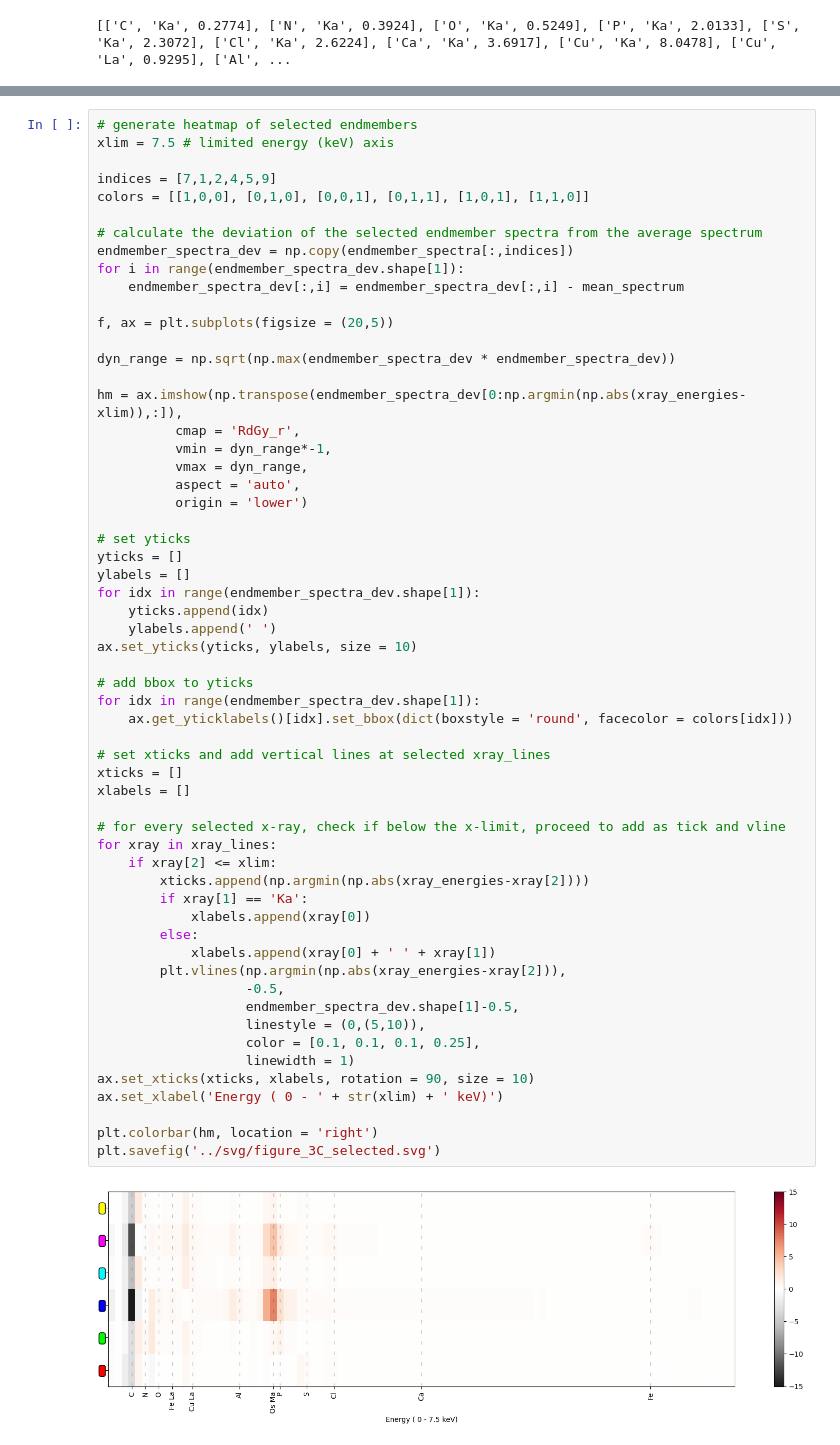
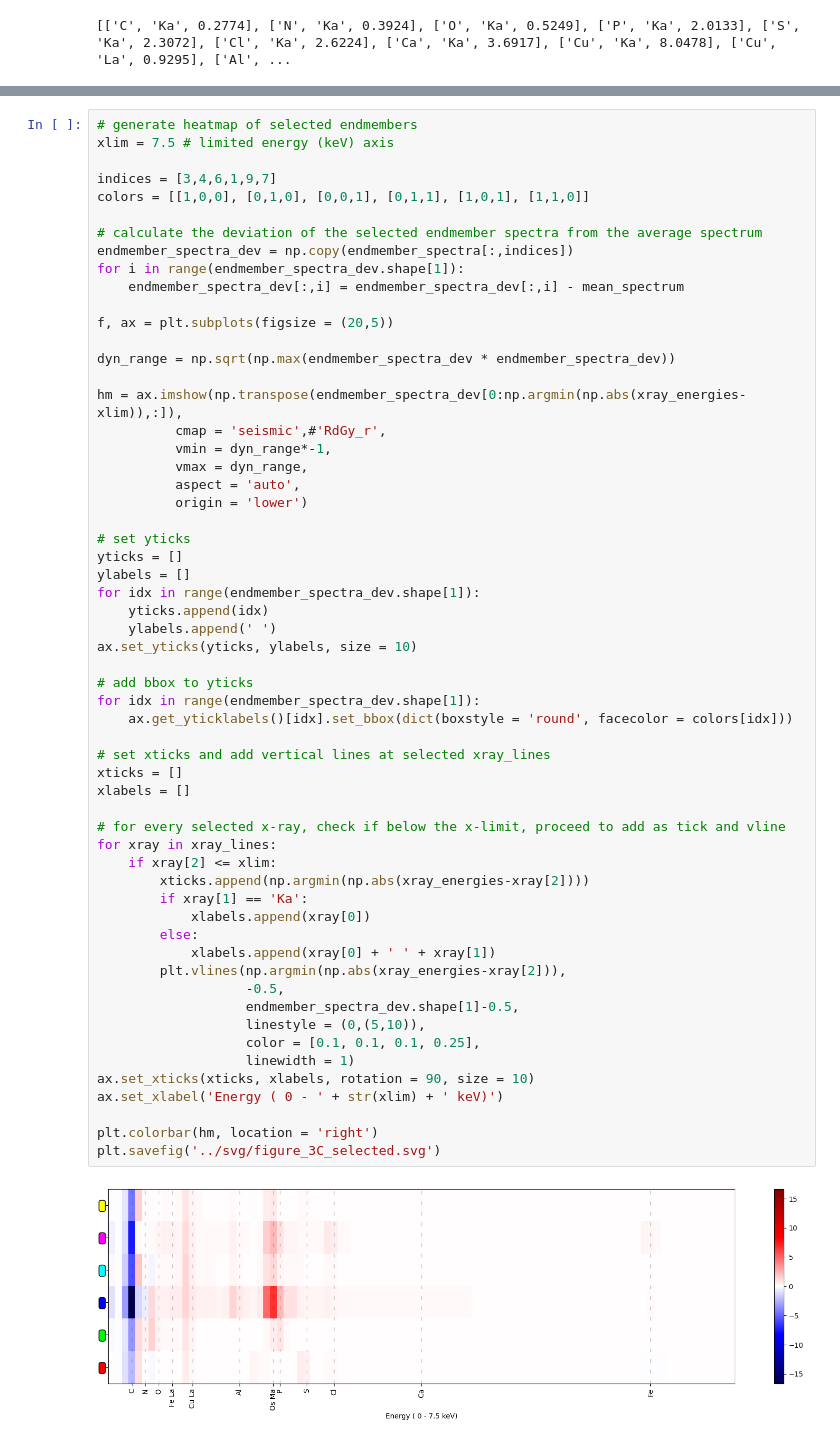
Before and after one commit to amjams/Identify, a Jupyter notebook: scripts/data_visualization/Figure_3HeatMap.ipynb, the cells around one changed output, grey strips where cells are left out. Saved outputs shown, nothing was run; the diff lists cells and outputs as text.

```diff
--- a/scripts/data_visualization/Figure_3HeatMap.ipynb
+++ b/scripts/data_visualization/Figure_3HeatMap.ipynb
@@ -127,7 +127,7 @@ plt.savefig('../svg/figure_3C_all.svg')
 # generate heatmap of selected endmembers
 xlim = 7.5 # limited energy (keV) axis
 
-indices = [7,1,2,4,5,9]
+indices = [3,4,6,1,9,7]
 colors = [[1,0,0], [0,1,0], [0,0,1], [0,1,1], [1,0,1], [1,1,0]]
 
 # calculate the deviation of the selected endmember spectra from the average spectrum
@@ -140,7 +140,7 @@ f, ax = plt.subplots(figsize = (20,5))
 dyn_range = np.sqrt(np.max(endmember_spectra_dev * endmember_spectra_dev))
 
 hm = ax.imshow(np.transpose(endmember_spectra_dev[0:np.argmin(np.abs(xray_energies-xlim)),:]),
-          cmap = 'RdGy_r',
+          cmap = 'seismic',#'RdGy_r',
           vmin = dyn_range*-1,
           vmax = dyn_range,
           aspect = 'auto',
@@ -155,31 +155,31 @@ for idx in range(endmember_spectra_dev.shape[1]):
 ax.set_yticks(yticks, ylabels, size = 10)
 
 # add bbox to yticks
 for idx in range(endmember_spectra_dev.shape[1]):
     ax.get_yticklabels()[idx].set_bbox(dict(boxstyle = 'round', facecolor = colors[idx]))
 
 # set xticks and add vertical lines at selected xray_lines
 xticks = []
 xlabels = []
 
 # for every selected x-ray, check if below the x-limit, proceed to add as tick and vline
 for xray in xray_lines:
     if xray[2] <= xlim:
         xticks.append(np.argmin(np.abs(xray_energies-xray[2])))
         if xray[1] == 'Ka':
             xlabels.append(xray[0])
         else:
             xlabels.append(xray[0] + ' ' + xray[1])
         plt.vlines(np.argmin(np.abs(xray_energies-xray[2])),
                    -0.5,
                    endmember_spectra_dev.shape[1]-0.5,
                    linestyle = (0,(5,10)),
                    color = [0.1, 0.1, 0.1, 0.25],
                    linewidth = 1)
 ax.set_xticks(xticks, xlabels, rotation = 90, size = 10)
 ax.set_xlabel('Energy ( 0 - ' + str(xlim) + ' keV)')
 
 plt.colorbar(hm, location = 'right')
 plt.savefig('../svg/figure_3C_selected.svg')
 # %% [output]
-[figure, old version]
+[figure, new version]
```
Also changed, not shown: parts of 8 cells of this notebook, 1 other file.
